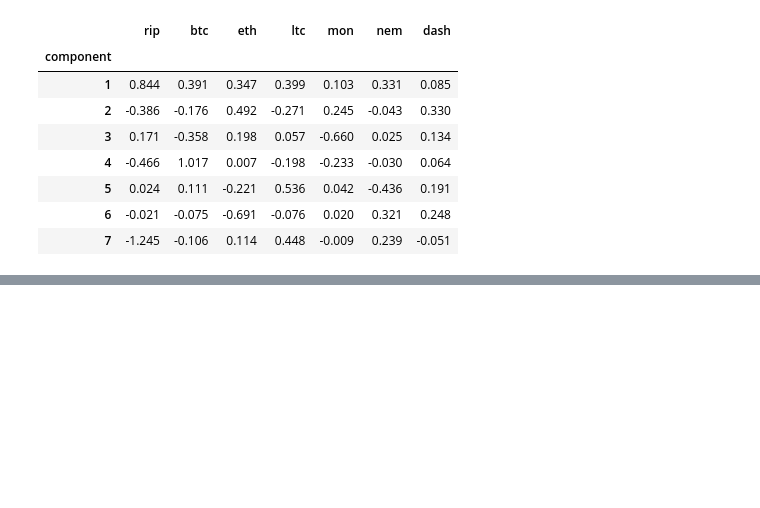
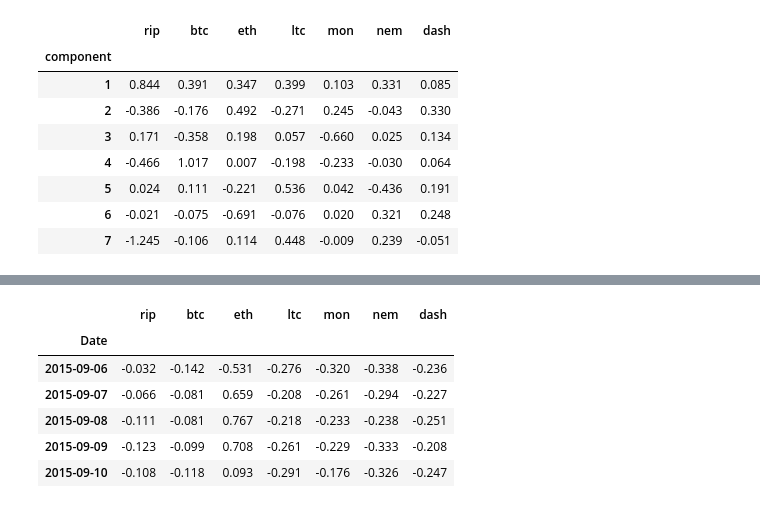
Before and after one commit to LavenderViking/AM205-crypto-analysis, a Jupyter notebook: pca_playground.ipynb, the cells around one changed output, grey strips where cells are left out. Cells and saved outputs as stored; diff of their text form; code cells hidden in the pictures; blank space fills up the shorter version.

```diff
--- a/pca_playground.ipynb
+++ b/pca_playground.ipynb
@@ -1,18 +1,24 @@
 # %%
 import matplotlib as mpl
 import matplotlib.pyplot as plt
-import seaborn as sns
 import numpy as np
 import pandas as pd
-from sklearn.decomposition import PCA
+import scipy as spy
+import seaborn as sns
 import sklearn.preprocessing as preprocessing
 from IPython.display import display
+from itertools import combinations
+from sklearn.decomposition import PCA
+from statsmodels.stats.proportion import proportions_ztest
+
+# Change output defaults.
 np.set_printoptions(precision=3, suppress=True)
 pd.set_option('display.precision', 3)
+pd.set_option('display.chop_threshold', 0.001)
 sns.set_style('whitegrid')
 sns.set_context('poster')
 
-
+# Universe of cryptocurrencies we focus on.
 CRYPTO_FILES = [('ripple_price', 'rip'), ('bitcoin_price', 'btc'),
                 ('ethereum_price', 'eth'), ('litecoin_price', 'ltc'),
                 ('monero_price', 'mon'), ('nem_price', 'nem'),
@@ -312,0 +428,10 @@ df_eigvec_svd['V1'].sum(axis=0)
+# %%
+df_returns_unadj.head()
+# %% [output]
+|  | rip | btc | eth | ltc | mon | nem | dash |
+| Date |  |  |  |  |  |  |  |
+| 2015-09-06 | -0.032 | -0.142 | -0.531 | -0.276 | -0.320 | -0.338 | -0.236 |
+| 2015-09-07 | -0.066 | -0.081 | 0.659 | -0.208 | -0.261 | -0.294 | -0.227 |
+| 2015-09-08 | -0.111 | -0.081 | 0.767 | -0.218 | -0.233 | -0.238 | -0.251 |
+| 2015-09-09 | -0.123 | -0.099 | 0.708 | -0.261 | -0.229 | -0.333 | -0.208 |
+| 2015-09-10 | -0.108 | -0.118 | 0.093 | -0.291 | -0.176 | -0.326 | -0.247 |
```
Also changed, not shown: parts of 19 cells of this notebook, 9 other files.
